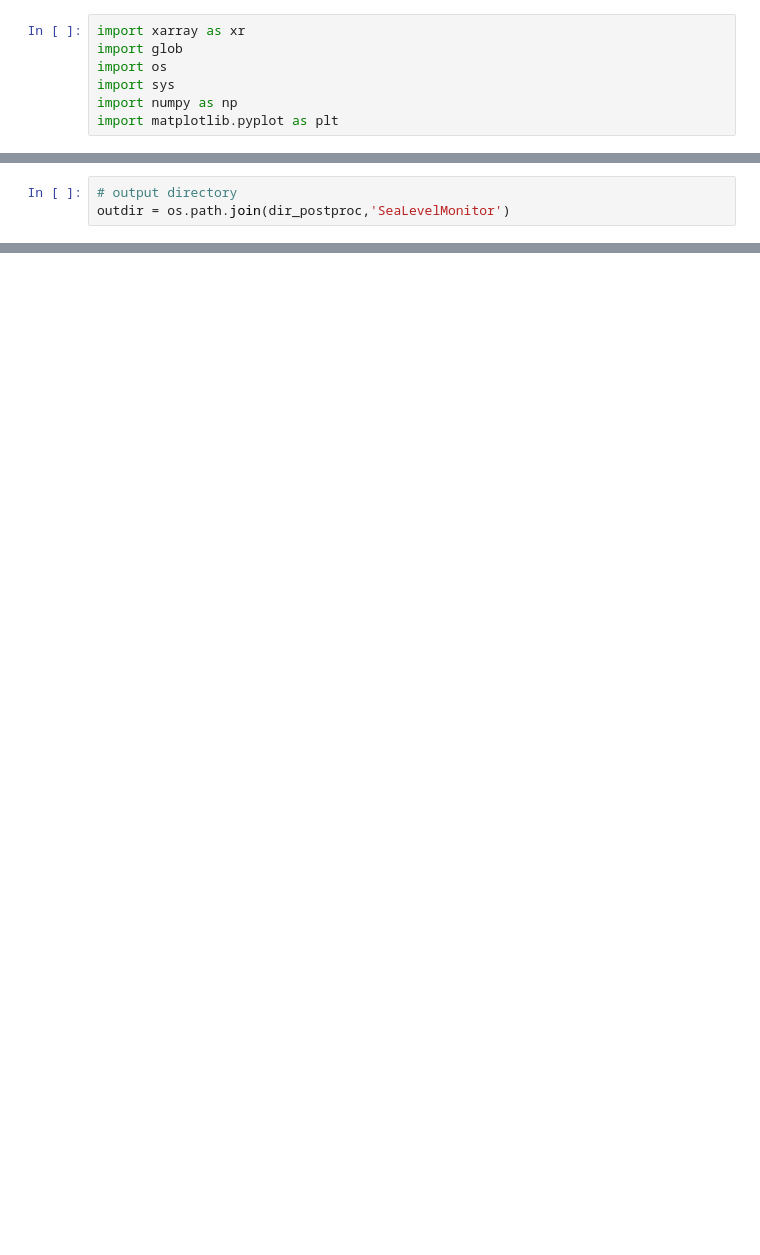
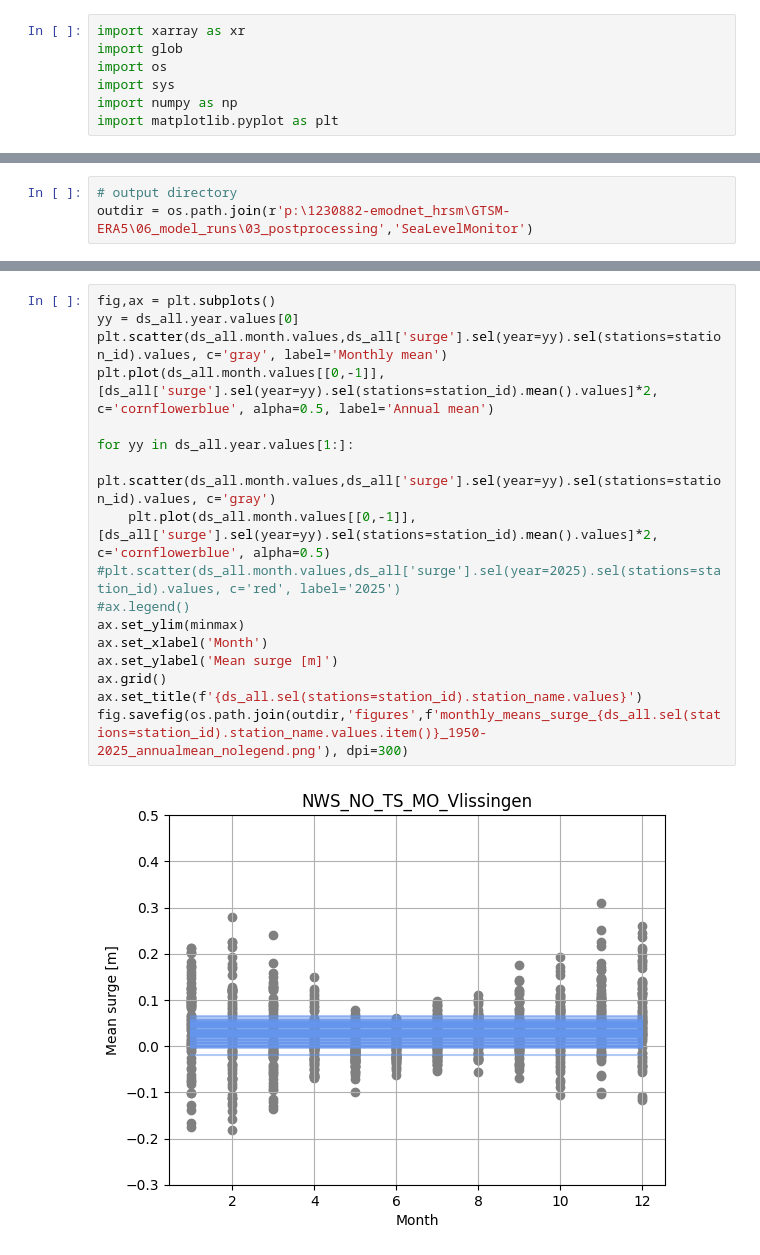
Before and after one commit to VU-IVM/gtsm3-era5-nrt, a Jupyter notebook: 03_other_postprocessing/00_monthly_means_surge_SeaLevelMonitor.ipynb, the cells around one changed output, grey strips where cells are left out. Drawn from its saved outputs; the diff is of its cells as text; blank space fills up the shorter version.

```diff
--- a/03_other_postprocessing/00_monthly_means_surge_SeaLevelMonitor.ipynb
+++ b/03_other_postprocessing/00_monthly_means_surge_SeaLevelMonitor.ipynb
@@ -15,5 +14,5 @@ dir_ts2 = os.path.join(dir_postproc,'timeseries-GTSM-ERA5-10min-1979-2018','surg
 # %%
 # output directory
-outdir = os.path.join(dir_postproc,'SeaLevelMonitor')
+outdir = os.path.join(r'p:\1230882-emodnet_hrsm\GTSM-ERA5\06_model_runs\03_postprocessing','SeaLevelMonitor')
 # %%
 # select year to process
@@ -295,0 +201,19 @@ Text(0.5, 1.0, 'Mean monthly surge at NWS_NO_TS_MO_Ijmuiden \n for each year in
+# %%
+fig,ax = plt.subplots()
+yy = ds_all.year.values[0]
+plt.scatter(ds_all.month.values,ds_all['surge'].sel(year=yy).sel(stations=station_id).values, c='gray', label='Monthly mean')
+plt.plot(ds_all.month.values[[0,-1]], [ds_all['surge'].sel(year=yy).sel(stations=station_id).mean().values]*2, c='cornflowerblue', alpha=0.5, label='Annual mean')
+
+for yy in ds_all.year.values[1:]:
+    plt.scatter(ds_all.month.values,ds_all['surge'].sel(year=yy).sel(stations=station_id).values, c='gray')
+    plt.plot(ds_all.month.values[[0,-1]], [ds_all['surge'].sel(year=yy).sel(stations=station_id).mean().values]*2, c='cornflowerblue', alpha=0.5)
+#plt.scatter(ds_all.month.values,ds_all['surge'].sel(year=2025).sel(stations=station_id).values, c='red', label='2025')
+#ax.legend()
+ax.set_ylim(minmax)
+ax.set_xlabel('Month')
+ax.set_ylabel('Mean surge [m]')
+ax.grid()
+ax.set_title(f'{ds_all.sel(stations=station_id).station_name.values}')
+fig.savefig(os.path.join(outdir,'figures',f'monthly_means_surge_{ds_all.sel(stations=station_id).station_name.values.item()}_1950-2025_annualmean_nolegend.png'), dpi=300)
+# %% [output]
+[figure, added]
```
Also changed, not shown: parts of 20 cells of this notebook, 4 other files.
